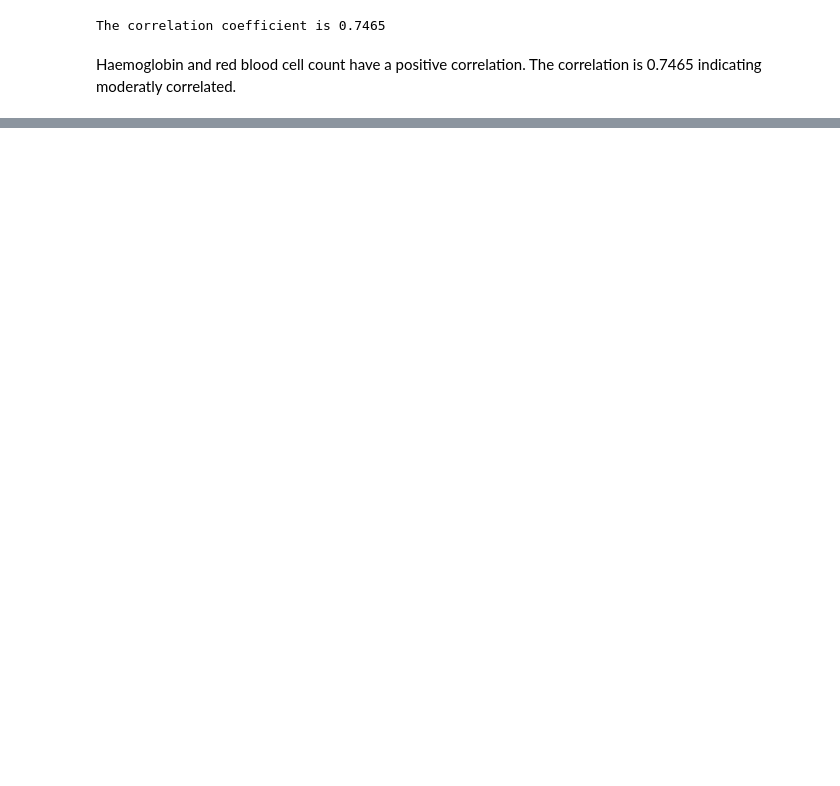
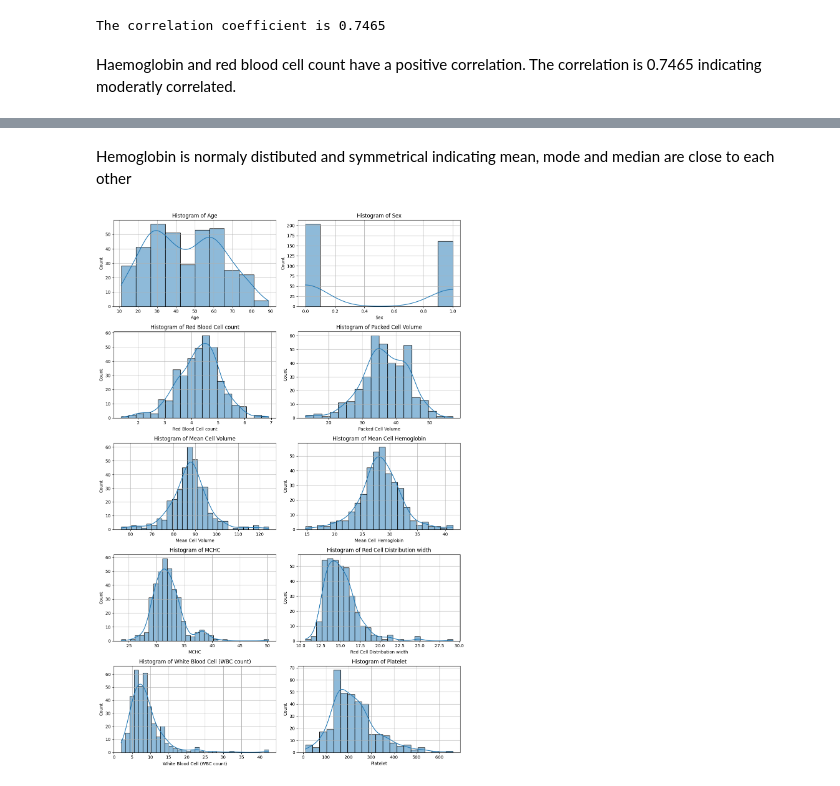
Before and after one commit to Perception-ui/AnemiaPredictor, a Jupyter notebook: Notebook.ipynb, the cells around one changed output, grey strips where cells are left out. Cells and saved outputs as stored; diff of their text form; code cells hidden in the pictures; blank space fills up the shorter version.

```diff
--- a/Notebook.ipynb
+++ b/Notebook.ipynb
@@ -328,0 +373,38 @@ for column in columns_for_scatter:
+# %% [markdown]
+Hemoglobin is normaly distibuted and symmetrical indicating mean, mode and median are close to each other
+# %%
+columns_for_hist = [
+    'Age',
+    'Sex',
+    'Red Blood Cell count',
+    'Packed Cell Volume',
+    'Mean Cell Volume',
+    'Mean Cell Hemoglobin',
+    'MCHC',
+    'Red Cell Distribution width',
+    'White Blood Cell (WBC count)',
+    'Platelet']
+# Create a single figure with subplots
+num_rows = 5
+num_cols = 2
+fig, axes = plt.subplots(nrows=num_rows, ncols=num_cols, figsize=(12, 18))
+
+# Flatten the axes for easy iteration
+axes = axes.flatten()
+
+# Create histograms for each column
+for i, column in enumerate(columns_for_hist):
+    sns.histplot(data=df, x=df[column], ax=axes[i], kde=True)
+    axes[i].set_title(f'Histogram of {column}')
+    axes[i].set_xlabel(column)
+    axes[i].set_ylabel('Count')
+    axes[i].grid(True)
+
+# Hide any remaining empty subplots
+for j in range(i + 1, num_rows * num_cols):
+    axes[j].axis('off')
+
+plt.tight_layout()
+plt.show()
+# %% [output]
+[figure, added]
```
Also changed, not shown: parts of 10 cells of this notebook.
